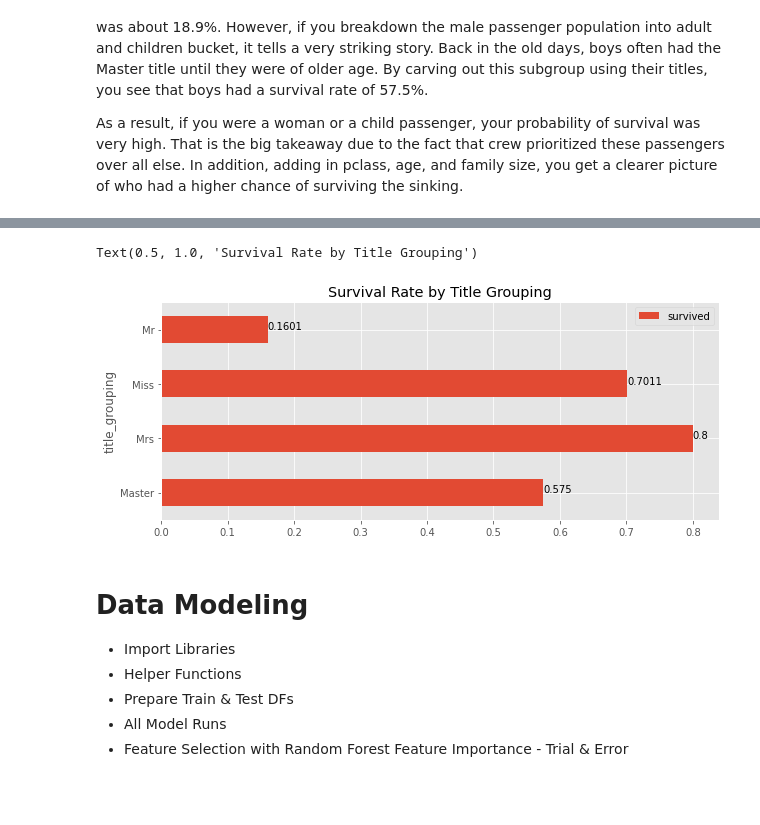
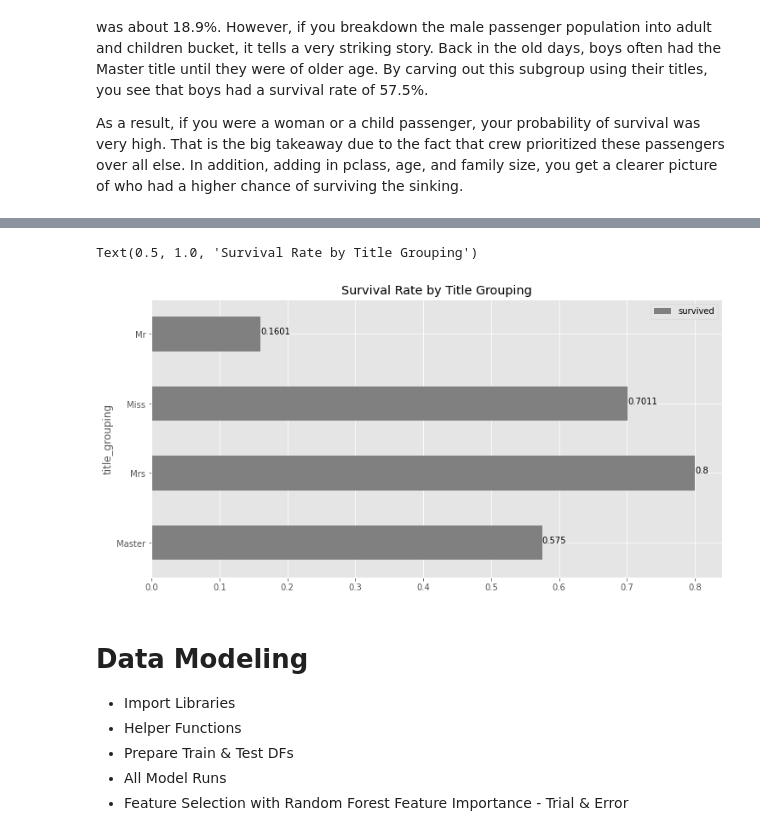
Before and after one commit to do-y-lee/kaggle-titanic-analysis, a Jupyter notebook: Titanic_Predicting_Passenger_Survival.ipynb, the cells around one changed output, grey strips where cells are left out. Cells and saved outputs as stored; diff of their text form; code cells hidden in the pictures; blank space fills up the shorter version.

```diff
--- a/Titanic_Predicting_Passenger_Survival.ipynb
+++ b/Titanic_Predicting_Passenger_Survival.ipynb
@@ -164,14 +165,14 @@ plt.legend();
 # %%
 df_title_grouping = train.groupby('title_grouping')['survived'].mean().reset_index()
 df_title_grouping.set_index('title_grouping').rename(index={
-    0:'Master', 1:'Mrs', 2:'Miss', 3:'Mr'}).plot.barh(figsize=(10,4))
+    0:'Master', 1:'Mrs', 2:'Miss', 3:'Mr'}).plot.barh(figsize=(12,6), color=['grey'])
 
 for idx, val in enumerate(df_title_grouping.survived.tolist()):
     plt.text(val, idx, str(round(val,4)))
 plt.title("Survival Rate by Title Grouping")
 # %% [output]
 Text(0.5, 1.0, 'Survival Rate by Title Grouping')
-[figure, old version]
+[figure, new version]
 # %% [markdown]
 # Data Modeling
 * Import Libraries
```
Also changed, not shown: parts of 4 cells of this notebook, 1 other file.
